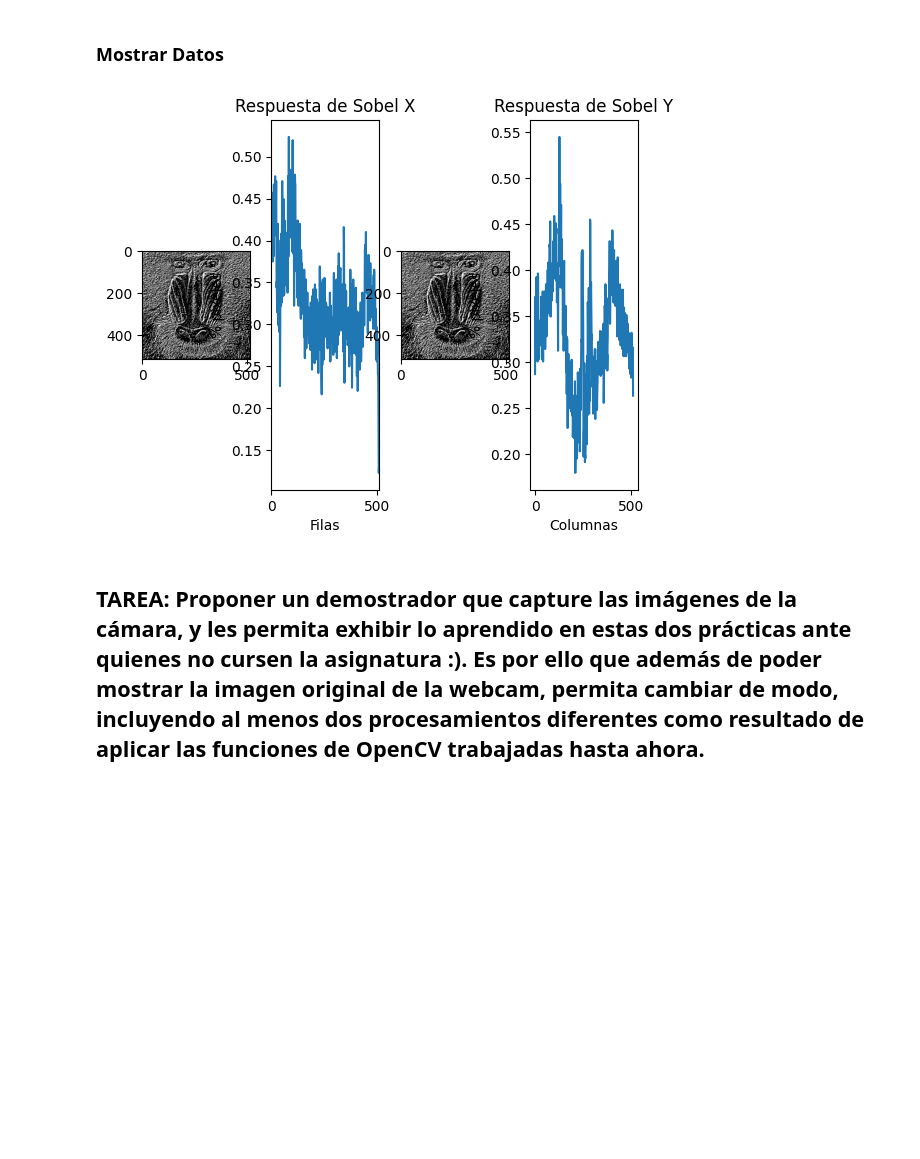
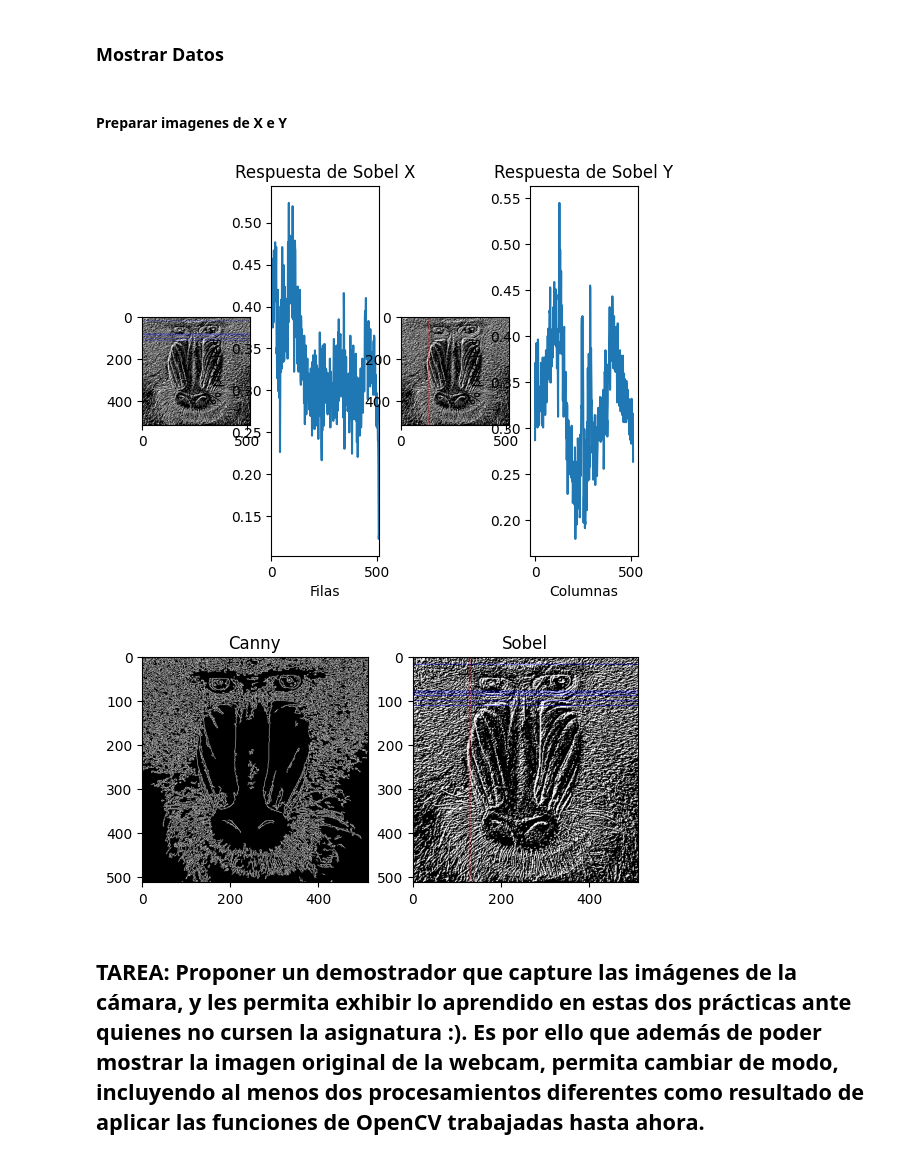
Before and after one commit to NicolasReyAlonso/Entrega_Prac_2, a Jupyter notebook: Entrega_2.ipynb, the cells around one changed output. Drawn from its saved outputs; the diff is of its cells as text; code cells hidden in the pictures; blank space fills up the shorter version.

```diff
--- a/Entrega_2.ipynb
+++ b/Entrega_2.ipynb
@@ -112,34 +112,47 @@ Número de columnas ≥ 90% de maxcol: 2
 Posiciones de esas columnas: [127 131]
 # %% [markdown]
 ### Mostrar Datos
+# %% [markdown]
+#### Preparar imagenes de X e Y
+# %%
+img_color_x = cv2.cvtColor(sobel_uint8, cv2.COLOR_GRAY2BGR)
+img_color = cv2.cvtColor(sobel_uint8, cv2.COLOR_GRAY2BGR)
+for f in filas_significativas:
+    cv2.line(img_color_x, (0, f), (img_color_x.shape[1], f), (0,0,255), 1)
+    cv2.line(img_color, (0, f), (img_color.shape[1], f), (0,0,255), 1)
+img_color_y = cv2.cvtColor(sobel_uint8, cv2.COLOR_GRAY2BGR)
+for c in columnas_significativas:
+    cv2.line(img_color_y, (c, 0), (c, img_color_y.shape[0]), (255,0,0), 1)
+    cv2.line(img_color, (c, 0), (c, img_color.shape[0]), (255,0,0), 1)
 # %%
 plt.figure()
 plt.subplot(1, 4, 1)
-plt.imshow(cv2.convertScaleAbs(sobelthresh), cmap='gray')
+plt.imshow(img_color_x)
 plt.subplot(1, 4, 2)
 plt.title("Respuesta de Sobel X")
 plt.xlabel("Filas")
 plt.ylabel("% píxeles")
 plt.plot(rows)
 #Rango en x definido por las Filas
 plt.xlim([0, sobel_uint8.shape[1]])
 plt.subplot(1, 4, 3)
-plt.imshow(cv2.convertScaleAbs(sobelthresh), cmap='gray')
+plt.imshow(img_color_y)
 plt.subplot(1, 4, 4)
 plt.title("Respuesta de Sobel Y")
 plt.xlabel("Columnas")
 plt.ylabel("% píxeles")
 plt.plot(cols)
-plt.show()
 #Comparamos con Canny
 plt.figure()
 plt.subplot(1, 2, 1)
 plt.title("Canny")
 plt.imshow(canny, cmap='gray')
 plt.subplot(1, 2, 2)
 plt.title("Sobel")
-plt.imshow(cv2.convertScaleAbs(sobelthresh), cmap='gray')
+plt.imshow(img_color)
+plt.show()
 # %% [output]
 [figure]
+[figure, added]
 # %% [markdown]
 ## TAREA: Proponer un demostrador que capture las imágenes de la cámara, y les permita exhibir lo aprendido en estas dos prácticas ante quienes no cursen la asignatura :). Es por ello que además de poder mostrar la imagen original de la webcam, permita cambiar de modo, incluyendo al menos dos procesamientos diferentes como resultado de aplicar las funciones de OpenCV trabajadas hasta ahora.
```
